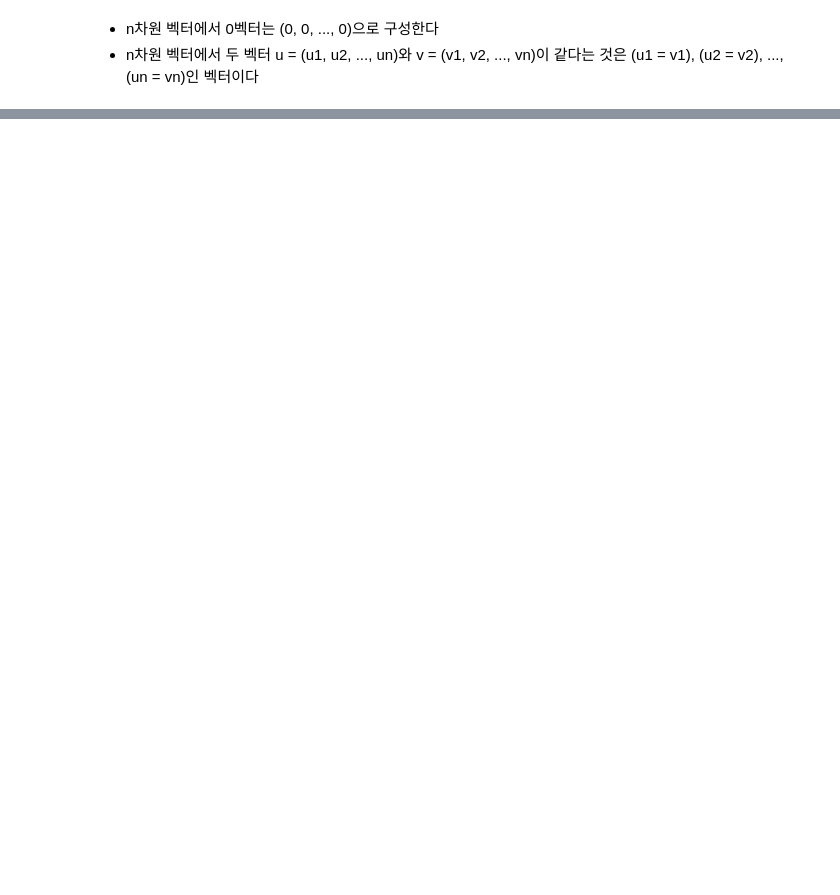
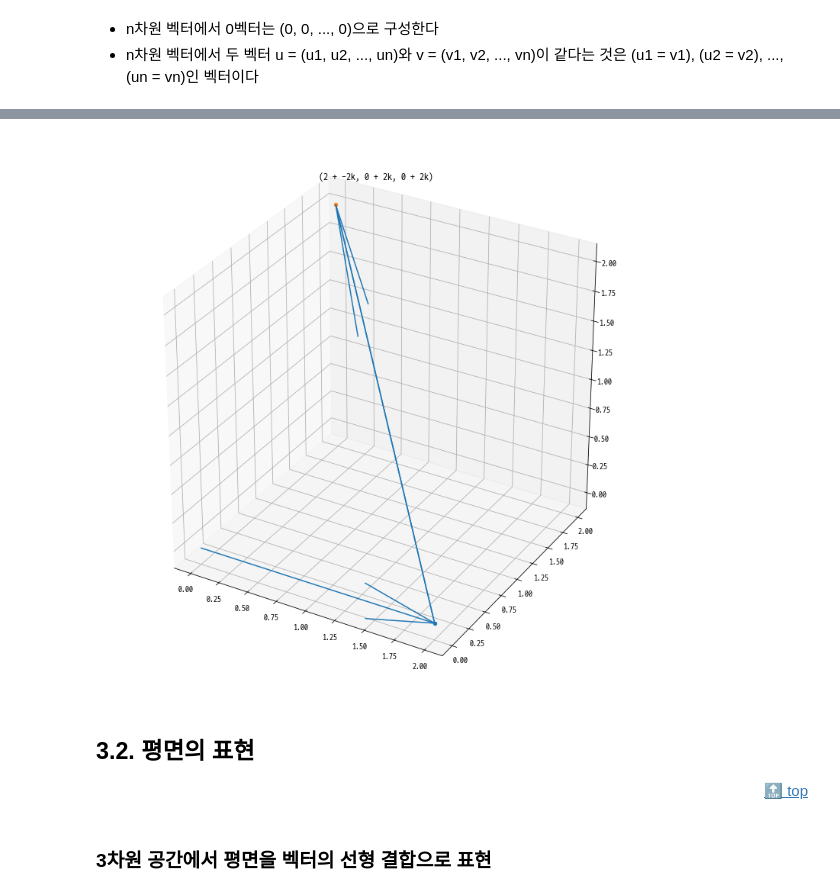
Before and after one commit to dhsong95/Linear-Algebra-Study, a Jupyter notebook: 02 물리적 벡터/02장 물리적 벡터.ipynb, the cells around one changed output, grey strips where cells are left out. Drawn from its saved outputs; the diff is of its cells as text; code cells hidden in the pictures; blank space fills up the shorter version.

```diff
--- a/02 물리적 벡터/02장 물리적 벡터.ipynb
+++ b/02 물리적 벡터/02장 물리적 벡터.ipynb
@@ -142,0 +400,37 @@ print('{}차원 벡터 {}'.format(len(v), v))
+# %%
+def linear_representation_3d(A, B):
+    a = np.array(A)
+    v = B - A
+
+    fig = plt.figure(figsize=(10, 10))
+
+    axes = Axes3D(fig=fig)
+
+    axes.scatter3D(A[0], A[1], A[2])
+    axes.scatter3D(B[0], B[1], B[2])
+
+    axes.plot([A[0], B[0]], [A[1], B[1]], [A[2], B[2]])
+
+    axes.quiver3D(0, 0, 0, a[0], a[1], a[2])
+    axes.quiver3D(a[0], a[1], a[2], v[0], v[1], v[2])
+
+    expression = '({}, {}, {})'.format(
+        str(a[0]) + ' + ' + str(v[0]) + 'k',
+        str(a[1]) + ' + ' + str(v[1]) + 'k',
+        str(a[2]) + ' + ' + str(v[2]) + 'k'
+    )
+    plt.title(expression)
+
+    plt.show()
+# %%
+A = np.array([2, 0, 0])
+B = np.array([0, 2, 2])
+
+linear_representation_3d(A, B)
+# %% [output]
+[figure, added]
+# %% [markdown]
+## 3.2. 평면의 표현<a id="3.2"></a>
+<p style="text-align:right;"><a href="#top">🔝 top</a></p>
+# %% [markdown]
+### 3차원 공간에서 평면을 벡터의 선형 결합으로 표현
```
Also changed, not shown: parts of 80 cells of this notebook, 11 other files.
